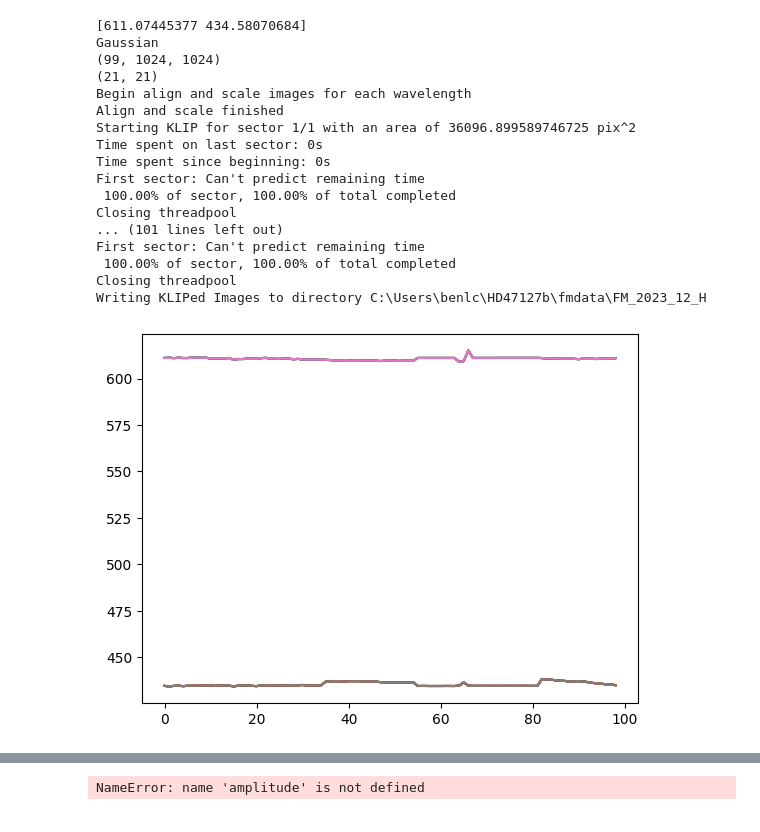
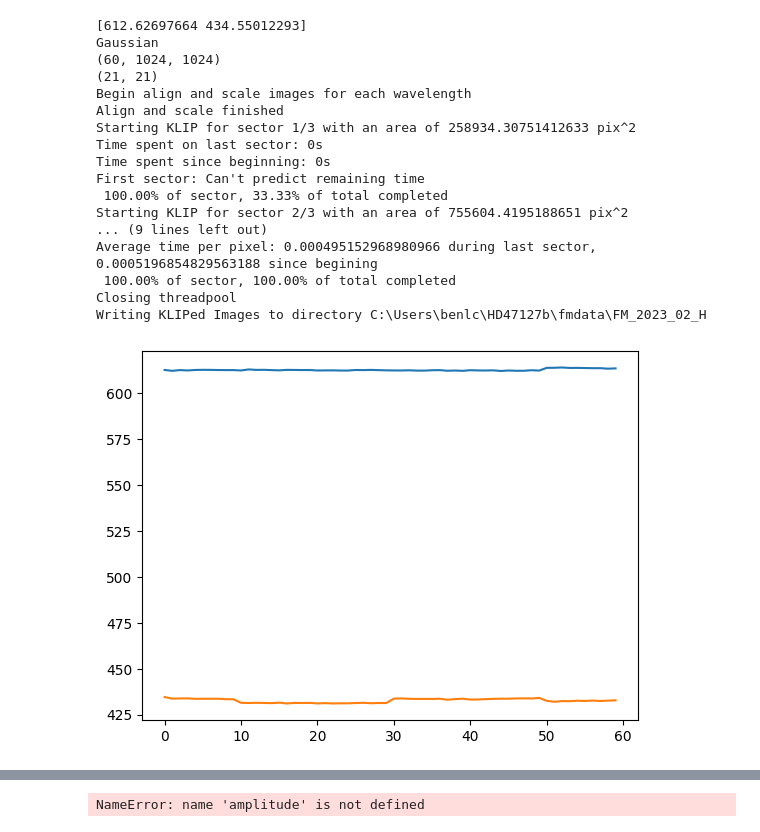
Before and after one commit to benlchang/HD47127-b-ADI, a Jupyter notebook: HD47127_ADI.ipynb, the cells around one changed output, grey strips where cells are left out. Cells and saved outputs as stored; diff of their text form; code cells hidden in the pictures.

```diff
--- a/HD47127_ADI.ipynb
+++ b/HD47127_ADI.ipynb
@@ -82,8 +82,8 @@ def ADI_getImages(flist, xdim, ydim):
     ctrs= np.zeros((len(flist),2))
     parangs = np.zeros((len(flist)))
 
-    boxrad = 3
-    cx, cy = 612, 436
+    boxrad = 4
+    cx, cy = 613, 434
     b, t, l, r = cy - boxrad, cy + boxrad, cx - boxrad, cx + boxrad
     threshold = 5.5
     for i in np.arange(len(flist)):
@@ -231,7 +231,7 @@ def ADI_NIRC2(flist):
     rawcube, ctrs, parangs = ADI_getImages(flist, 1024, 1024)
 
     dataset = GenericData(rawcube, ctrs, IWA=6, parangs=parangs)
-    sub_imgs = parallelized.klip_dataset(dataset, outputdir='../klipdata/2023_12_J',
+    sub_imgs = parallelized.klip_dataset(dataset, outputdir='../klipdata/2023_02_H',
                                         annuli=9,subsections=4,numbasis=[1,7,15,30],maxnumbasis=150,mode="ADI",
                                         movement=1)
 
@@ -266,9 +266,8 @@ def forwardmodel(flist, psflist=None, gaussian=None, fwhm=3):
 
     numbasis = np.array([1, 20, 50, 100])
     guesssep = 191.5
-    guesspa = 7.8
-    #guesspa = 7.3        #for 2023_02_H
-    #guesspa = 6.6
+    # guesspa = 7.8
+    guesspa = 7.3        #for 2023_02_H
     guessflux = 1.0
 
     if len(gaussian) > 0:
@@ -290,7 +289,7 @@ def forwardmodel(flist, psflist=None, gaussian=None, fwhm=3):
     fm_class = fmpsf.FMPlanetPSF(fm_psf_stamp.shape, numbasis, guesssep, guesspa, guessflux, fm_psf_stamp,
                              input_wvs = np.unique(dataset.wvs), flux_conversion = [1]*datacube.shape[0])
 
-    outputdir = "../fmdata/FM_2023_12_H"
+    outputdir = "../fmdata/FM_2023_02_H"
 
     """   ___CHANGE THIS___   """
 
@@ -301,13 +300,13 @@ def forwardmodel(flist, psflist=None, gaussian=None, fwhm=3):
     movement = 4
 
     fm.klip_dataset(dataset, fm_class, outputdir=outputdir, fileprefix=prefix, numbasis=numbasis,
-                annuli=annulus_bounds, subsections=subsections, padding=padding, movement=movement)
+                annuli=3, subsections=subsections, padding=padding, movement=movement)
 
 #   ___CHANGE THIS___   """
 
-datadir = '../rawdata/2023_12_H/'
+#datadir = '../rawdata/2023_12_H/'
 #datadir = '../rawdata/2023_12_J/'
-#datadir = '../rawdata/2023_02_H/'
+datadir = '../rawdata/2023_02_H/'
 #datadir = '../rawdata/2023_12_CH4long/'
 #datadir = '../rawdata/2023_12_CH4short/'
 #datadir = '../rawdata/2023_12_Kshort/'
@@ -315,52 +314,53 @@ datadir = '../rawdata/2023_12_H/'
 flist = sorted(glob.glob(datadir + '*.fits'), reverse=True)
 #psflist = sorted(glob.glob(psfdir + '*.fits'))
 
-fwhm = [3, 3.5, 4, 4.5, 5, 5.5, 6, 6.5, 7]
-#J: fwhm=5.5
-#H: fwhm=5.5, a =
+forwardmodel(flist, gaussian=makeGaussian(size=120,amplitude=30,fwhm=7), fwhm=7)
+# fwhm = [3, 3.5, 4, 4.5, 5, 5.5, 6, 6.5, 7]
+# #J: fwhm=5.5
+# #H: fwhm=5.5, a =
 
-for val in fwhm:
-    gaussian = makeGaussian(size=120, amplitude=30, fwhm=val)
-    #fits.writeto('gaussian_psf.fits', gaussian, overwrite=True)
-    gaussian_base_signal = np.matrix.sum(np.matrix(gaussian))
-    forwardmodel(flist, gaussian=gaussian, fwhm=val)
+# for val in fwhm:
+#     gaussian = makeGaussian(size=120, amplitude=30, fwhm=val)
+#     #fits.writeto('gaussian_psf.fits', gaussian, overwrite=True)
+#     gaussian_base_signal = np.matrix.sum(np.matrix(gaussian))
+#     forwardmodel(flist, gaussian=gaussian, fwhm=val)
 
 
 #ADI_getImages(flist, 1024, 1024)
     #2023_12_H a=30 fwhm=5
     #2023_12_J a=60 fwhm=4
     #2023_12_CH4short a=60 fwhm=4
     #2023_12_Kshort a=25 fwhm=5
     #2023_02_H a=125 fwhm=4
 
 #flist_adi, cen = ADI_NIRC2(flist)
 #diskForwardmodel(flist, psflist)
 #forwardmodel(flist, psflist)
 #ADI_getImages(flist, 1024, 1024)
 #ADI_NIRC2(flist)
 #cADI_NIRC2(flist)
 # forwardmodel(flist, gaussian=gaussian)
 #flist_adi, cen = ADI_NIRC2(flist)
 #input_planet_fluxes, seps, wcs = injectFakePlanets(flist, 179300000)
 # %% [output]
-[611.07445377 434.58070684]
+[612.62697664 434.55012293]
 Gaussian
-(99, 1024, 1024)
+(60, 1024, 1024)
 (21, 21)
 Begin align and scale images for each wavelength
 Align and scale finished
-Starting KLIP for sector 1/1 with an area of 36096.899589746725 pix^2
+Starting KLIP for sector 1/3 with an area of 258934.30751412633 pix^2
 Time spent on last sector: 0s
 Time spent since beginning: 0s
 First sector: Can't predict remaining time
+ 100.00% of sector, 33.33% of total completed
+Starting KLIP for sector 2/3 with an area of 755604.4195188651 pix^2
+... (9 lines left out)
+Average time per pixel: 0.000495152968980966 during last sector, 0.0005196854829563188 since begining
  100.00% of sector, 100.00% of total completed
 Closing threadpool
-... (101 lines left out)
-First sector: Can't predict remaining time
- 100.00% of sector, 100.00% of total completed
-Closing threadpool
-Writing KLIPed Images to directory C:\Users\benlc\HD47127b\fmdata\FM_2023_12_H
+Writing KLIPed Images to directory C:\Users\benlc\HD47127b\fmdata\FM_2023_02_H
-[figure, old version]
+[figure, new version]
 # %%
 def processFMObject(output_prefix):
     #next step:
```
Also changed, not shown: parts of 1 cell of this notebook.
